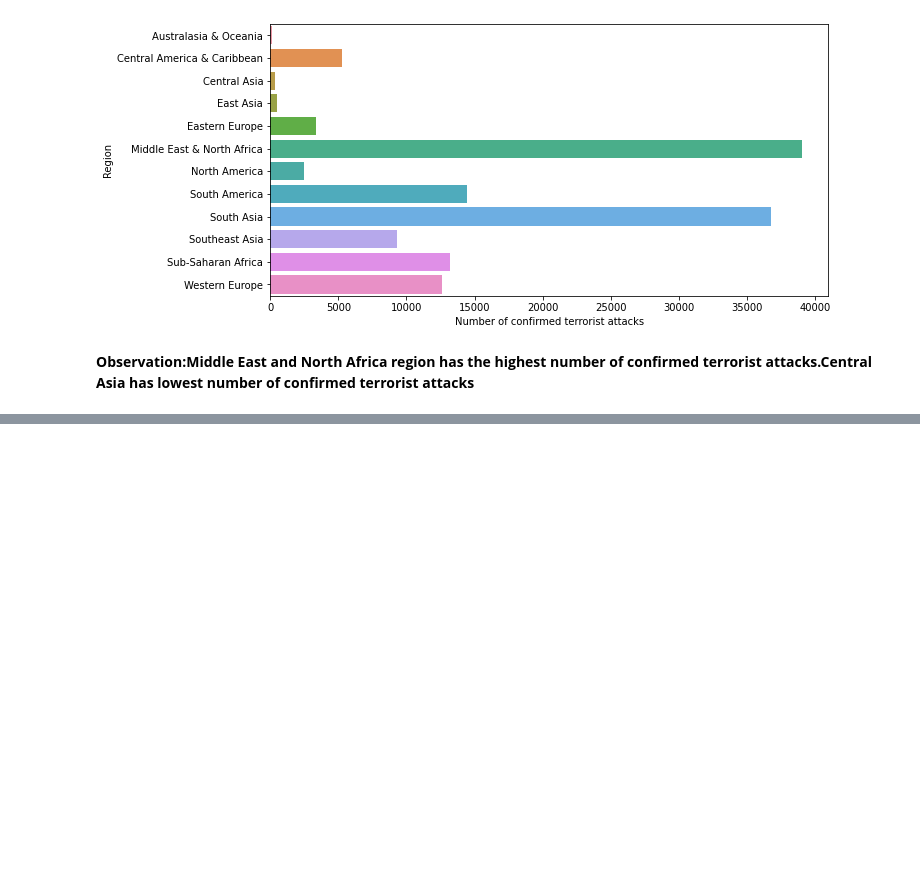
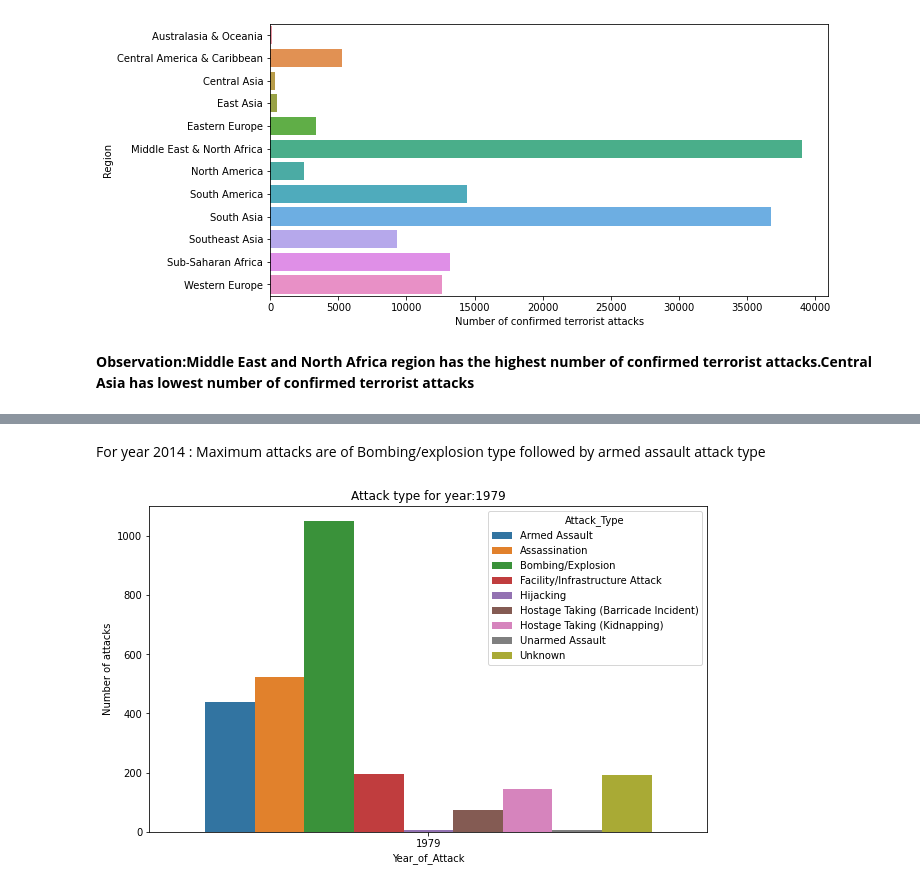
Before and after one commit to SAKSHIDHYANI/Global-Terrorism-Analysis, a Jupyter notebook: Global_Terrorism_Analysis.ipynb, the cells around one changed output, grey strips where cells are left out. Cells and saved outputs as stored; diff of their text form; code cells hidden in the pictures; blank space fills up the shorter version.

```diff
--- a/Global_Terrorism_Analysis.ipynb
+++ b/Global_Terrorism_Analysis.ipynb
@@ -349,0 +395,6 @@ Text(0.5, 0, 'Number of confirmed terrorist attacks')
+# %% [markdown]
+For year 2014 : Maximum attacks are of Bombing/explosion type followed by armed assault attack type
+# %%
+attacks_graph(1979)
+# %% [output]
+[figure, added]
```
Also changed, not shown: parts of 14 cells of this notebook.
